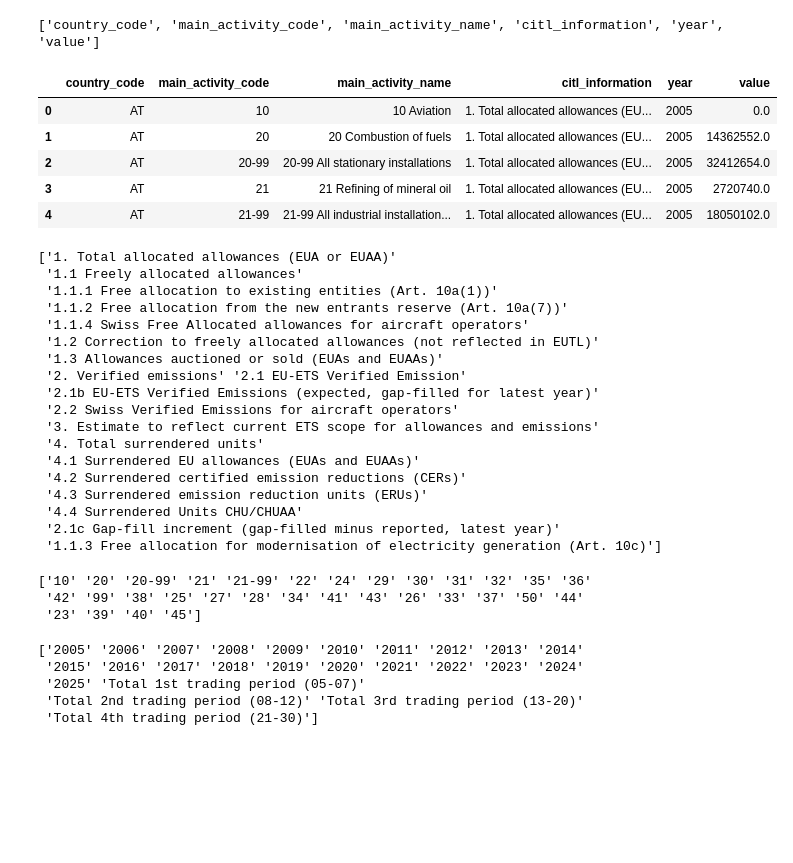
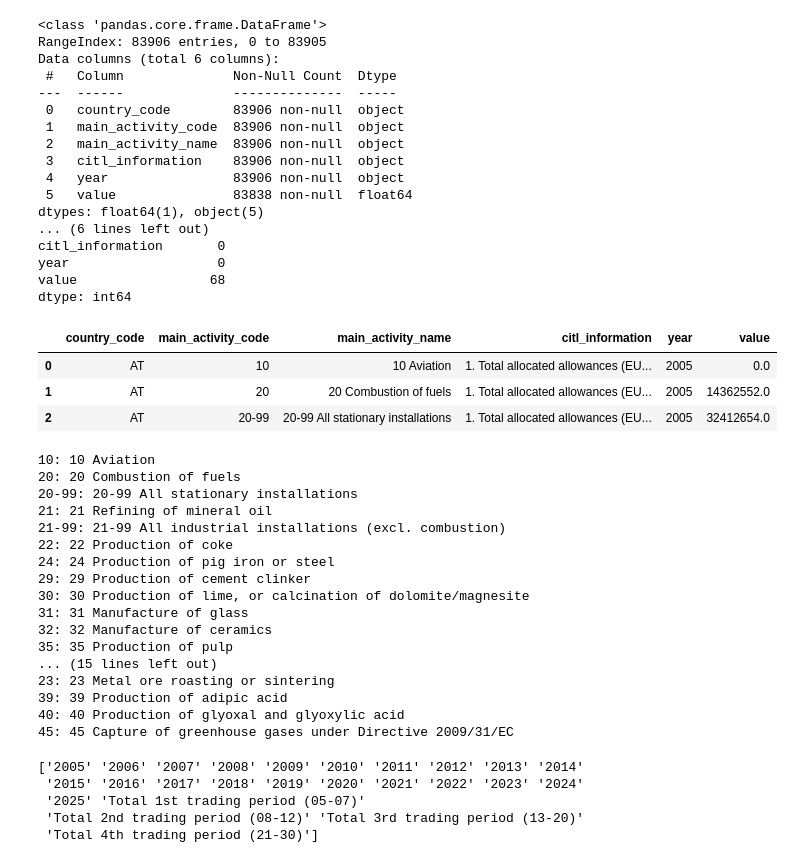
Before and after one commit to maniconaji/30daymapchallenge, a Jupyter notebook: notebooks/03_Polygons.ipynb, the cells around one changed output. Saved outputs shown, nothing was run; the diff lists cells and outputs as text; code cells hidden in the pictures; blank space fills up the shorter version.

```diff
--- a/notebooks/03_Polygons.ipynb
+++ b/notebooks/03_Polygons.ipynb
@@ -28,50 +36,62 @@ OUT.mkdir(exist_ok=True)         # crea la carpeta de salida si no existe
 # %%
-data_path = IN_PATH / f"eu-ets{date.today().strftime('%d-%m-%Y')}.csv"
+# getting the data from the web if it doesn't exist locally
+
+data_path = IN_PATH / f"eu-ets-01-11-2026.csv"
 
 if not data_path.exists():
     url = "https://datahub.io/core/eu-emissions-trading-system/r/eu-ets.csv"
     df = pd.read_csv(url)
     df.to_csv(data_path, index=False)
 else:
     df = pd.read_csv(data_path)
 
-print(df.columns.tolist())
-df.head()
+
+print(df.info(),"\n")
+print(df.isna().sum(),"\n")
+df.head(3)
 # %% [output]
-['country_code', 'main_activity_code', 'main_activity_name', 'citl_information', 'year', 'value']
+<class 'pandas.core.frame.DataFrame'>
+RangeIndex: 83906 entries, 0 to 83905
+Data columns (total 6 columns):
+ #   Column              Non-Null Count  Dtype
+---  ------              --------------  -----
+ 0   country_code        83906 non-null  object
+ 1   main_activity_code  83906 non-null  object
+ 2   main_activity_name  83906 non-null  object
+ 3   citl_information    83906 non-null  object
+ 4   year                83906 non-null  object
+ 5   value               83838 non-null  float64
+dtypes: float64(1), object(5)
+... (6 lines left out)
+citl_information       0
+year                   0
+value                 68
+dtype: int64
 |  | country_code | main_activity_code | main_activity_name | citl_information | year | value |
 | 0 | AT | 10 | 10 Aviation | 1. Total allocated allowances (EU... | 2005 | 0.0 |
 | 1 | AT | 20 | 20 Combustion of fuels | 1. Total allocated allowances (EU... | 2005 | 14362552.0 |
 | 2 | AT | 20-99 | 20-99 All stationary installations | 1. Total allocated allowances (EU... | 2005 | 32412654.0 |
-| 3 | AT | 21 | 21 Refining of mineral oil | 1. Total allocated allowances (EU... | 2005 | 2720740.0 |
-| 4 | AT | 21-99 | 21-99 All industrial installation... | 1. Total allocated allowances (EU... | 2005 | 18050102.0 |
-# %%
-print(df["citl_information"].unique())
-# %% [output]
-['1. Total allocated allowances (EUA or EUAA)'
- '1.1 Freely allocated allowances'
- '1.1.1 Free allocation to existing entities (Art. 10a(1))'
- '1.1.2 Free allocation from the new entrants reserve (Art. 10a(7))'
- '1.1.4 Swiss Free Allocated allowances for aircraft operators'
- '1.2 Correction to freely allocated allowances (not reflected in EUTL)'
- '1.3 Allowances auctioned or sold (EUAs and EUAAs)'
- '2. Verified emissions' '2.1 EU-ETS Verified Emission'
- '2.1b EU-ETS Verified Emissions (expected, gap-filled for latest year)'
- '2.2 Swiss Verified Emissions for aircraft operators'
- '3. Estimate to reflect current ETS scope for allowances and emissions'
- '4. Total surrendered units'
- '4.1 Surrendered EU allowances (EUAs and EUAAs)'
- '4.2 Surrendered certified emission reductions (CERs)'
- '4.3 Surrendered emission reduction units (ERUs)'
- '4.4 Surrendered Units CHU/CHUAA'
- '2.1c Gap-fill increment (gap-filled minus reported, latest year)'
- '1.1.3 Free allocation for modernisation of electricity generation (Art. 10c)']
 # %%
-print(df["main_activity_code"].unique())
+for code, name in zip(df["main_activity_code"].unique(), df["main_activity_name"].unique()):
+    print(f"{code}: {name}")
 # %% [output]
-['10' '20' '20-99' '21' '21-99' '22' '24' '29' '30' '31' '32' '35' '36'
- '42' '99' '38' '25' '27' '28' '34' '41' '43' '26' '33' '37' '50' '44'
- '23' '39' '40' '45']
+10: 10 Aviation
+20: 20 Combustion of fuels
+20-99: 20-99 All stationary installations
+21: 21 Refining of mineral oil
+21-99: 21-99 All industrial installations (excl. combustion)
+22: 22 Production of coke
+24: 24 Production of pig iron or steel
+29: 29 Production of cement clinker
+30: 30 Production of lime, or calcination of dolomite/magnesite
+31: 31 Manufacture of glass
+32: 32 Manufacture of ceramics
+35: 35 Production of pulp
+... (15 lines left out)
+23: 23 Metal ore roasting or sintering
+39: 39 Production of adipic acid
+40: 40 Production of glyoxal and glyoxylic acid
+45: 45 Capture of greenhouse gases under Directive 2009/31/EC
 # %%
 print(df["year"].unique())
 # %% [output]
```
Also changed, not shown: parts of 16 cells of this notebook, 1 other file.
